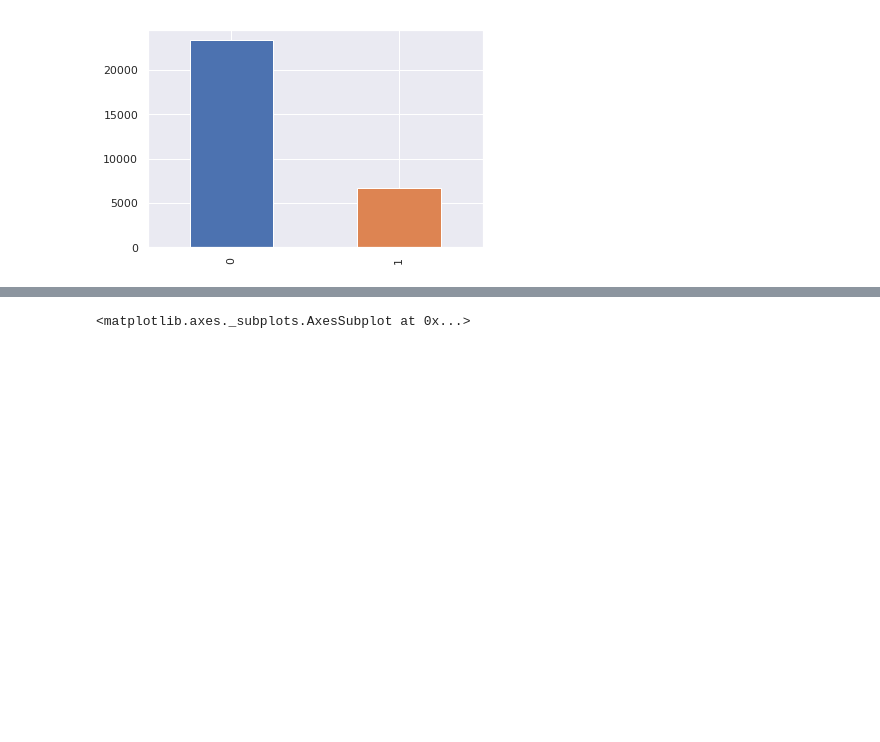
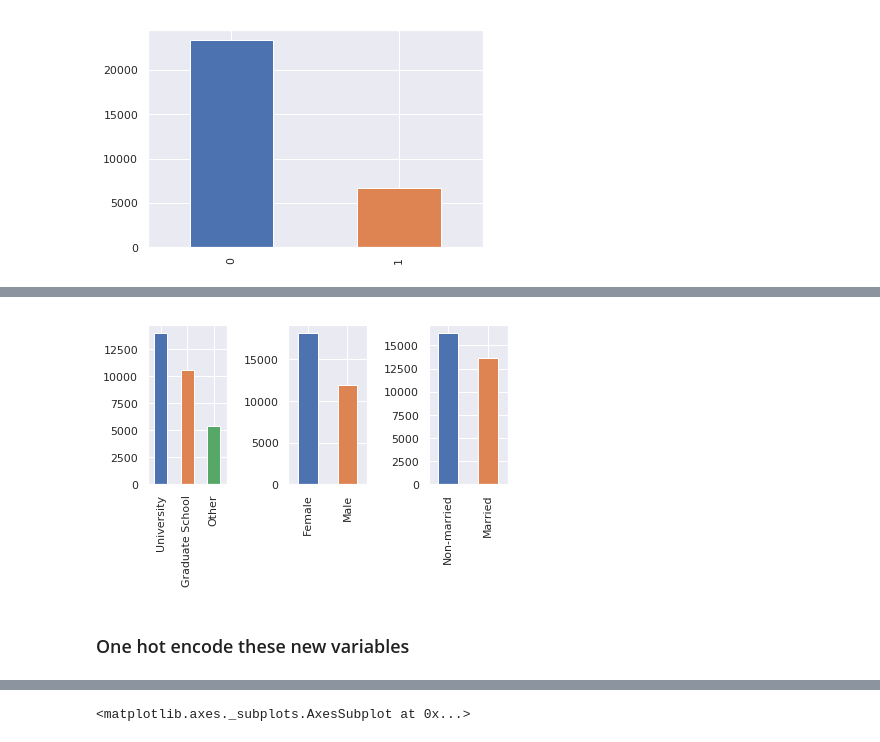
Before and after one commit to BA545-SP2019/2019-competition2-3-musketeers, a Jupyter notebook: Kevin/initial_EDA.ipynb, the cells around one changed output, grey strips where cells are left out. Saved outputs shown, nothing was run; the diff lists cells and outputs as text; code cells hidden in the pictures; blank space fills up the shorter version.

```diff
--- a/Kevin/initial_EDA.ipynb
+++ b/Kevin/initial_EDA.ipynb
@@ -144,0 +137,26 @@ Index(['LIMIT_BAL', 'SEX', 'EDUCATION', 'MARRIAGE', 'AGE', 'PAY_0', 'PAY_2',
+# %%
+#change the 'EDUCATION' values
+df['EDUCATION'] = df['EDUCATION'].replace({1: 'Graduate School', 2: 'University', 3: 'Other', 4: 'Other', 5: 'Other', 6: 'Other', 0: 'Other'})
+
+#change the 'SEX' values
+df['SEX'] = df['SEX'].replace({1: 'Male', 2:'Female'})
+
+#change the 'MARRIAGE' values
+df['MARRIAGE'] = df['MARRIAGE'].replace({2: 'Non-married', 1: 'Married', 3: 'Non-married', 0: 'Non-married'})
+
+
+#plot the value_counts for each feature
+plt.subplot(1,3,1)
+df['EDUCATION'].value_counts().plot(kind='bar')
+
+plt.subplot(1,3,2)
+df['SEX'].value_counts().plot(kind='bar')
+
+plt.subplot(1,3,3)
+df['MARRIAGE'].value_counts().plot(kind='bar')
+
+plt.tight_layout()
+# %% [output]
+[figure, added]
+# %% [markdown]
+### One hot encode these new variables
```
Also changed, not shown: parts of 27 cells of this notebook, 3 other files.
